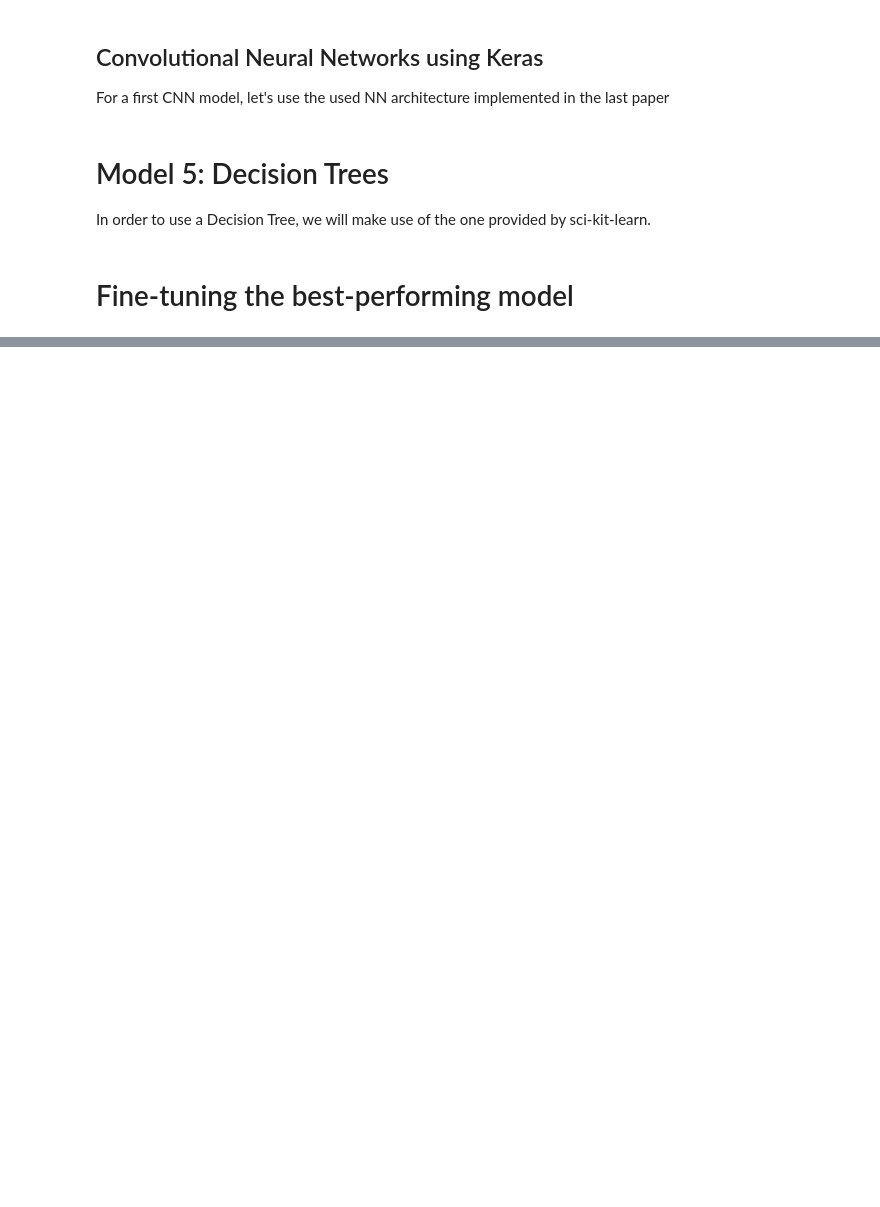
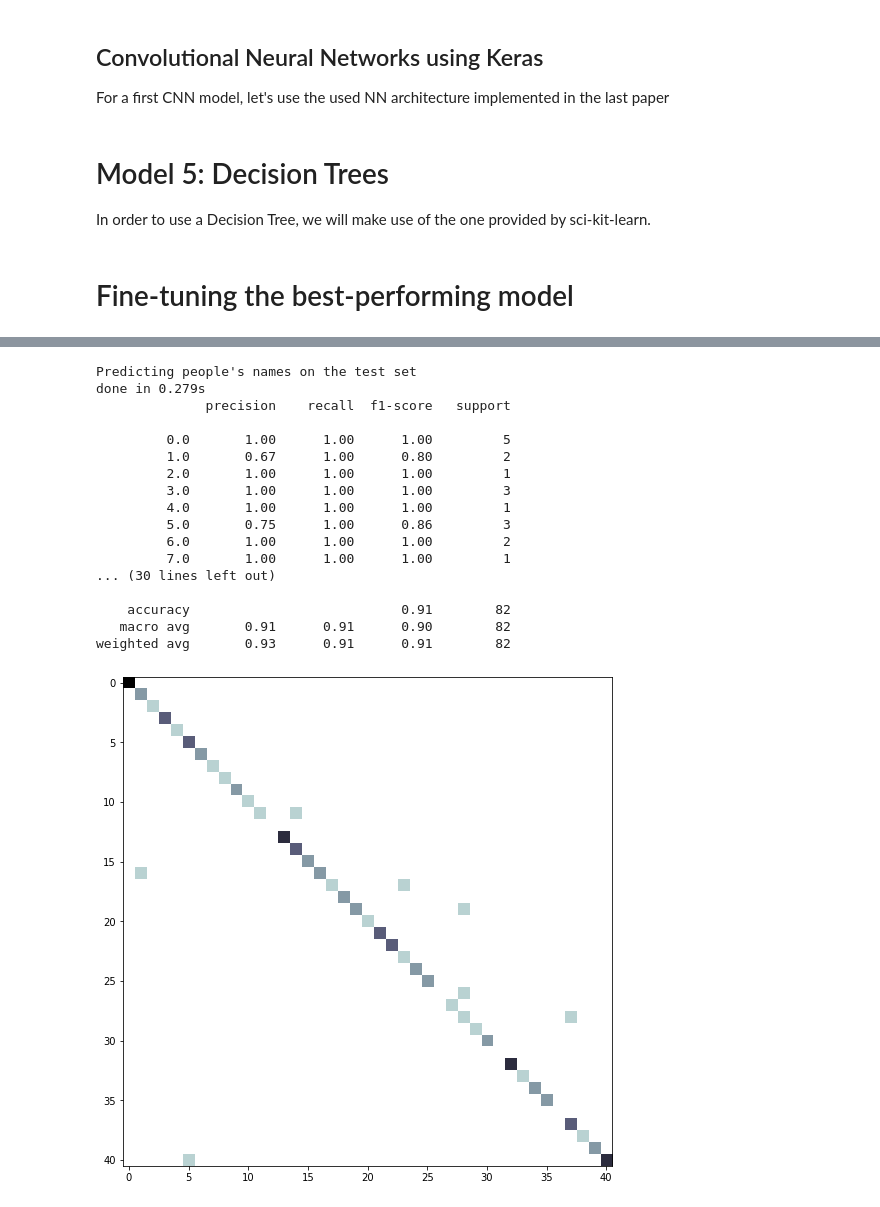
Before and after one commit to tiagoleonmelo/face-recognition, a Jupyter notebook: Face Recognition.ipynb, the cells around one changed output, grey strips where cells are left out. Saved outputs shown, nothing was run; the diff lists cells and outputs as text; code cells hidden in the pictures; blank space fills up the shorter version.

```diff
--- a/Face Recognition.ipynb
+++ b/Face Recognition.ipynb
@@ -842,3 +906,18 @@ y_pred_gini = prediction(X_valid[:, :-1], clf_gini)
 cal_accuracy(X_valid[:, -1], y_pred_gini)
 # %% [markdown]
 # Fine-tuning the best-performing model
+# %%
+from sklearn.model_selection import GridSearchCV
+
+# Train a SVM classification model
+print("Fitting the classifier to the training set")
+t0 = time()
+param_grid = {'C': [1e3, 5e3, 1e4, 5e4, 1e5],
+              'gamma': [0.0001, 0.0005, 0.001, 0.005, 0.01, 0.1], }
+clf = GridSearchCV(
+    SVC(kernel='rbf', class_weight='balanced'), param_grid
+)
+clf = clf.fit(train_examples, np.ravel(train_labels))
+print("done in %0.3fs" % (time() - t0))
+print("Best estimator found by grid search:")
+print(clf.best_estimator_)
@@ -844,0 +932,32 @@ cal_accuracy(X_valid[:, -1], y_pred_gini)
+# %%
+# Quantitative evaluation of the model quality on the test set
+
+print("Predicting people's names on the test set")
+t0 = time()
+y_pred = clf.predict(X_valid[:, :-1])
+print("done in %0.3fs" % (time() - t0))
+
+print(classification_report(X_valid[:, -1], y_pred))
+conf= confusion_matrix(X_valid[:, -1], y_pred, labels=range(41))
+
+plt.imshow(conf, cmap='bone_r', interpolation='nearest')
+plt.show()
+# %% [output]
+Predicting people's names on the test set
+done in 0.279s
+              precision    recall  f1-score   support
+
+         0.0       1.00      1.00      1.00         5
+         1.0       0.67      1.00      0.80         2
+         2.0       1.00      1.00      1.00         1
+         3.0       1.00      1.00      1.00         3
+         4.0       1.00      1.00      1.00         1
+         5.0       0.75      1.00      0.86         3
+         6.0       1.00      1.00      1.00         2
+         7.0       1.00      1.00      1.00         1
+... (30 lines left out)
+
+    accuracy                           0.91        82
+   macro avg       0.91      0.91      0.90        82
+weighted avg       0.93      0.91      0.91        82
+[figure, added]
```
Also changed, not shown: parts of 33 cells of this notebook, 1 other file.
